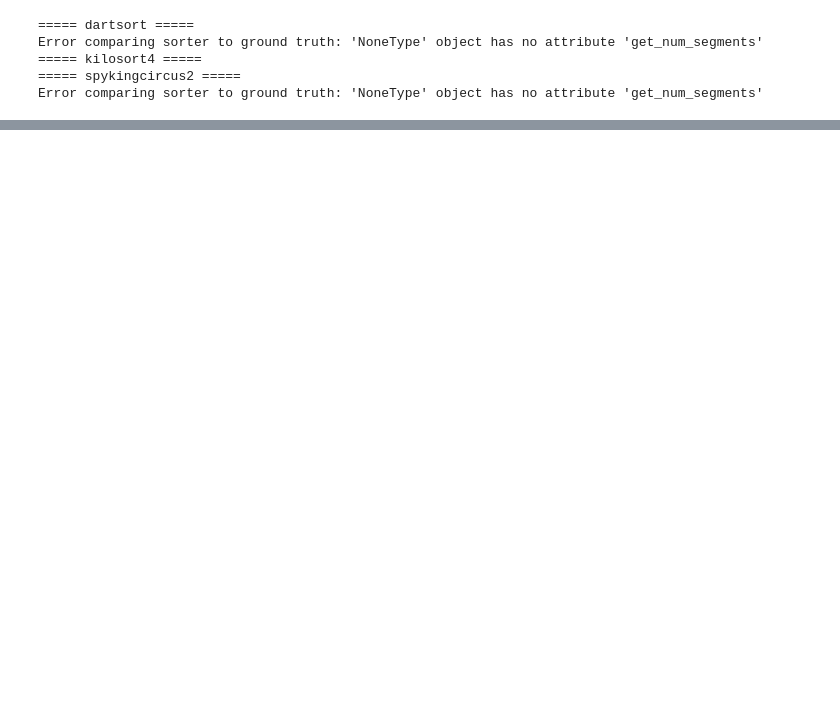
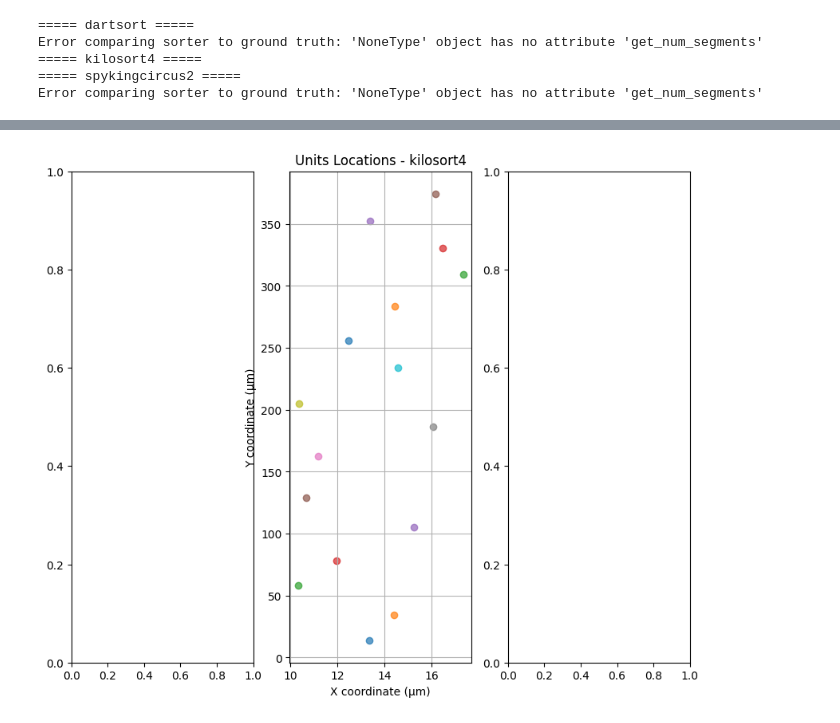
Before and after one commit to void1211/CellActivityRecordingSimulator, a Jupyter notebook: tutrial_carsObj.ipynb, the cells around one changed output, grey strips where cells are left out. Cells and saved outputs as stored; diff of their text form; code cells hidden in the pictures; blank space fills up the shorter version.

```diff
--- a/tutrial_carsObj.ipynb
+++ b/tutrial_carsObj.ipynb
@@ -557,12 +598,17 @@ plt.legend()
 # %%
 fig, ax = plt.subplots(1, len(analyzer_list), figsize=(10, 8))
 for index, analyzer in enumerate(analyzer_list):
-    unit_locations = analyzer.get_extension("unit_locations").get_data()
-    [ax[index].scatter(unit_location[0], unit_location[1], alpha=0.7) for unit_location in unit_locations]
-    ax[index].set_title(f"Units Locations - {sorters[index]}")
-    ax[index].set_xlabel("X coordinate (μm)")
-    ax[index].set_ylabel("Y coordinate (μm)")
-    ax[index].grid(True)
+    if analyzer is not None:
+        unit_locations = analyzer.get_extension("unit_locations").get_data()
+        [ax[index].scatter(unit_location[0], unit_location[1], alpha=0.7) for unit_location in unit_locations]
+        ax[index].set_title(f"Units Locations - {sorters[index]}")
+        ax[index].set_xlabel("X coordinate (μm)")
+        ax[index].set_ylabel("Y coordinate (μm)")
+        ax[index].grid(True)
+    else:
+        continue
 plt.show()
+# %% [output]
+[figure, added]
 # %%
 for i, analyzer in enumerate(analyzer_list):
```
Also changed, not shown: parts of 13 cells of this notebook, 18 other files.
